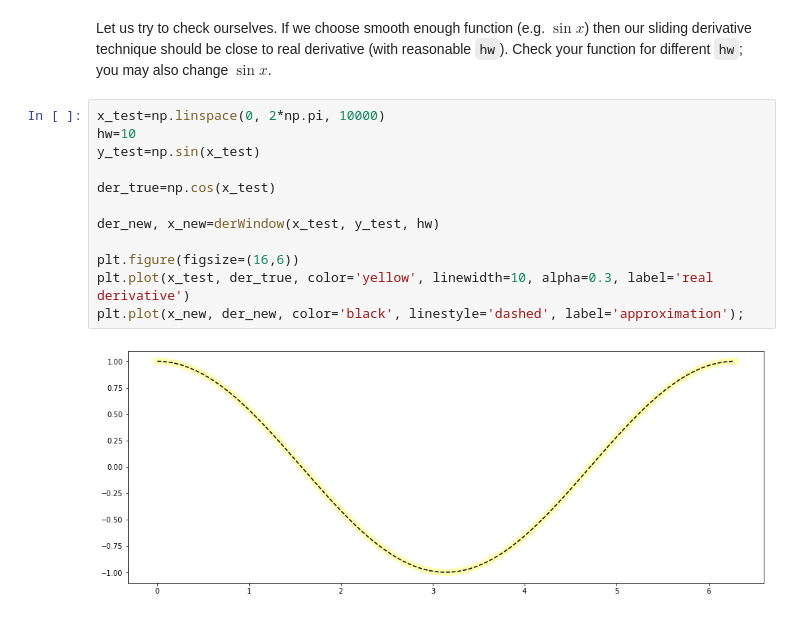
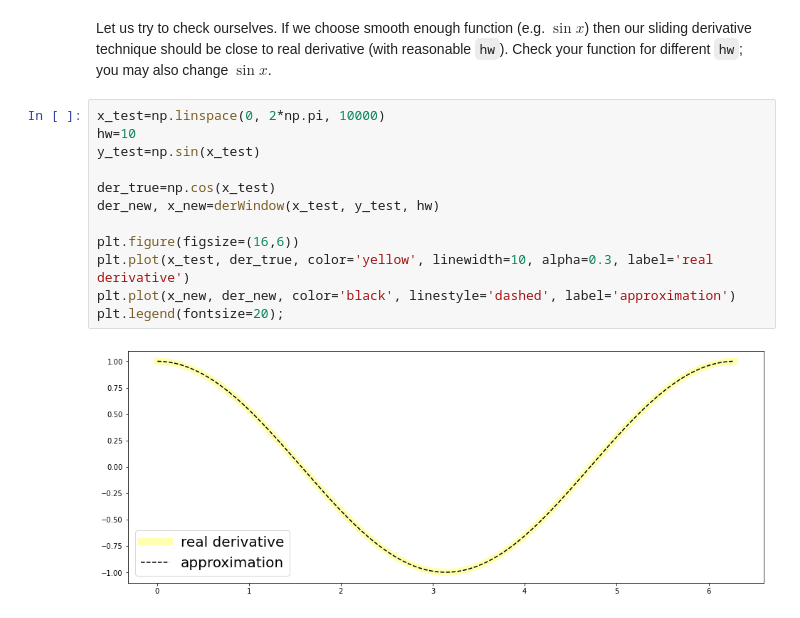
Before and after one commit to perfeus/math-for-ml, a Jupyter notebook: differentiation.ipynb, the cells around one changed output. Drawn from its saved outputs; the diff is of its cells as text.

```diff
--- a/differentiation.ipynb
+++ b/differentiation.ipynb
@@ -360,14 +360,14 @@ Let us try to check ourselves. If we choose smooth enough function (e.g. $\sin x
 # %%
 x_test=np.linspace(0, 2*np.pi, 10000)
 hw=10
 y_test=np.sin(x_test)
 
 der_true=np.cos(x_test)
-
 der_new, x_new=derWindow(x_test, y_test, hw)
 
 plt.figure(figsize=(16,6))
 plt.plot(x_test, der_true, color='yellow', linewidth=10, alpha=0.3, label='real derivative')
-plt.plot(x_new, der_new, color='black', linestyle='dashed', label='approximation');
+plt.plot(x_new, der_new, color='black', linestyle='dashed', label='approximation')
+plt.legend(fontsize=20);
 # %% [output]
-[figure, old version]
+[figure, new version]
```
